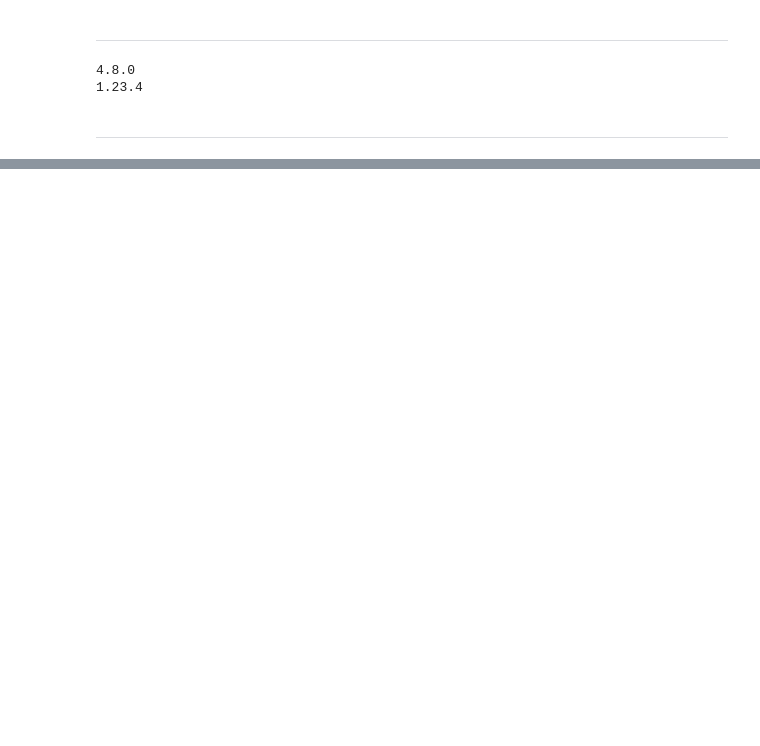
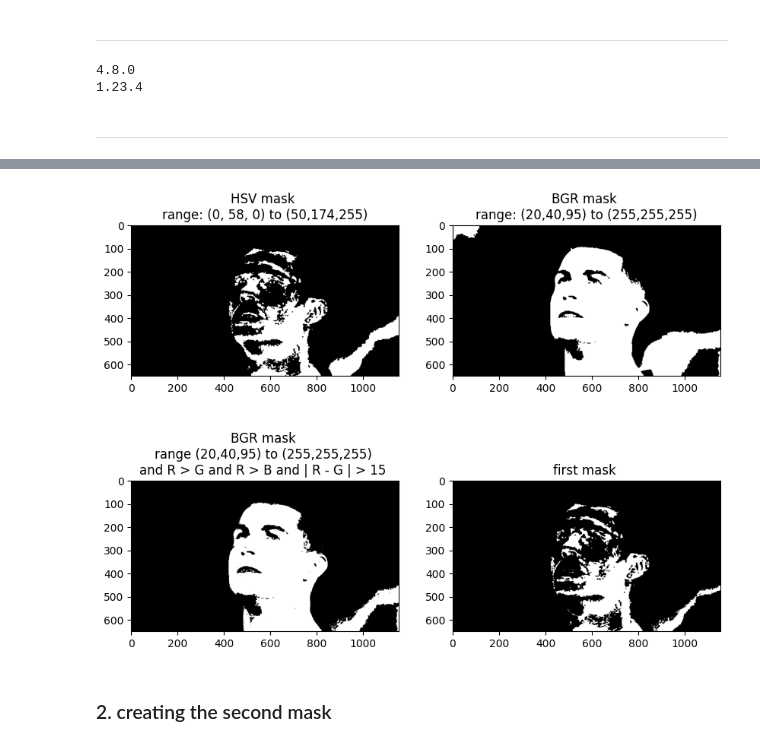
Before and after one commit to MelikaRad/CV_SkinDetection, a Jupyter notebook: CV_SkinDetection.ipynb, the cells around one changed output, grey strips where cells are left out. Saved outputs shown, nothing was run; the diff lists cells and outputs as text; code cells hidden in the pictures; blank space fills up the shorter version.

Commit message:
first mask created

```diff
--- a/CV_SkinDetection.ipynb
+++ b/CV_SkinDetection.ipynb
@@ -30,0 +65,35 @@ hsv.shape
+# %%
+kernel = cv2.getStructuringElement(cv2.MORPH_RECT, (3, 3))
+# %%
+# creating hsv mask
+
+# 0.0 <= H <= 50.0 and 0.23 <= S <= 0.68
+hsv_mask = cv2.inRange(hsv, (0, 58, 0), (50,174,255))
+hsv_mask = cv2.morphologyEx(hsv_mask, cv2.MORPH_OPEN, kernel)
+hsv_mask = cv2.morphologyEx(hsv_mask, cv2.MORPH_CLOSE, kernel)
+# %%
+# creating bgr mask
+
+# R > 95 and G > 40 and B > 20
+bgr_mask_1 = cv2.inRange(bgr, (20,40,95), (255,255,255))
+bgr_mask_1 = cv2.morphologyEx(bgr_mask_1, cv2.MORPH_OPEN, kernel)
+bgr_mask_1 = cv2.morphologyEx(bgr_mask_1, cv2.MORPH_CLOSE, kernel)
+
+# R > G and R > B and | R - G | > 15
+idx1 = bgr[:,:,2]>bgr[:,:,1]
+idx2 = bgr[:,:,2]>bgr[:,:,0]
+idx3 = (bgr[:,:,2]-bgr[:,:,1])>15
+idx = idx1 & idx2 & idx3
+bgr_mask = bgr_mask_1 & idx
+# %%
+first_mask = hsv_mask & bgr_mask
+# %%
+plt.figure(figsize = (10,8))
+plt.subplot(221); plt.imshow(hsv_mask, cmap='gray'); plt.title('HSV mask \nrange: (0, 58, 0) to (50,174,255)');
+plt.subplot(222); plt.imshow(bgr_mask_1, cmap='gray'); plt.title('BGR mask \nrange: (20,40,95) to (255,255,255)');
+plt.subplot(223); plt.imshow(bgr_mask, cmap='gray'); plt.title('BGR mask \nrange (20,40,95) to (255,255,255) \nand R > G and R > B and | R - G | > 15 ');
+plt.subplot(224); plt.imshow(first_mask, cmap='gray'); plt.title('first mask ');
+# %% [output]
+[figure, added]
+# %% [markdown]
+### 2. creating the second mask
```
Also changed, not shown: parts of 12 cells of this notebook.
